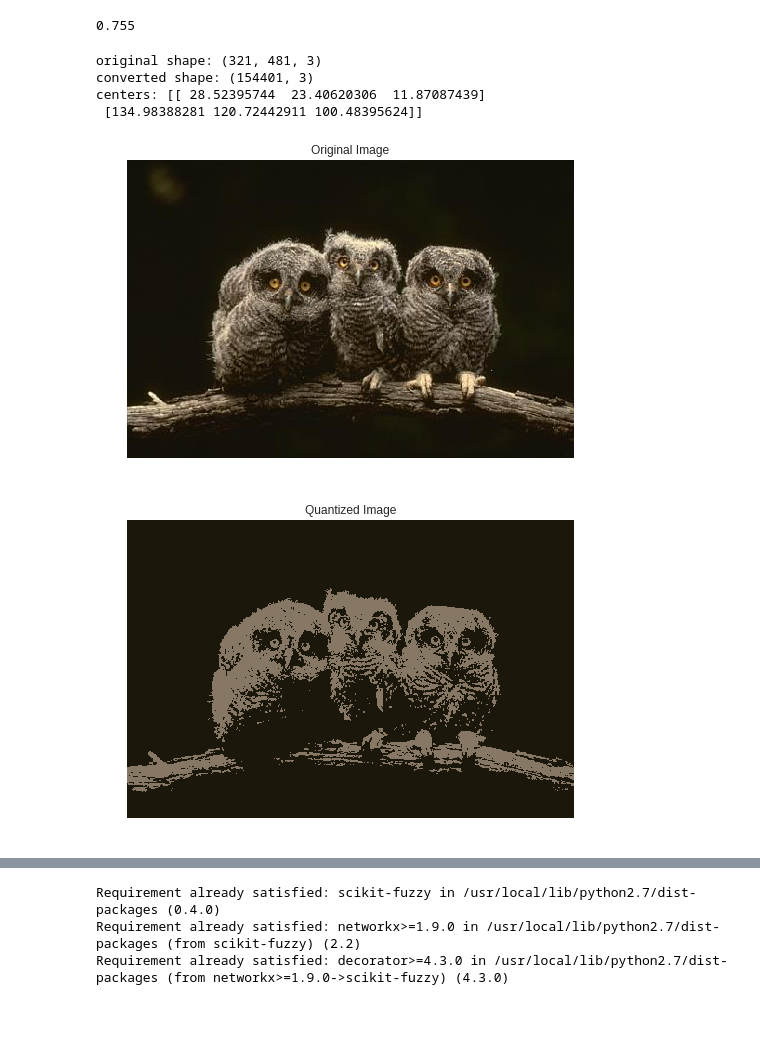
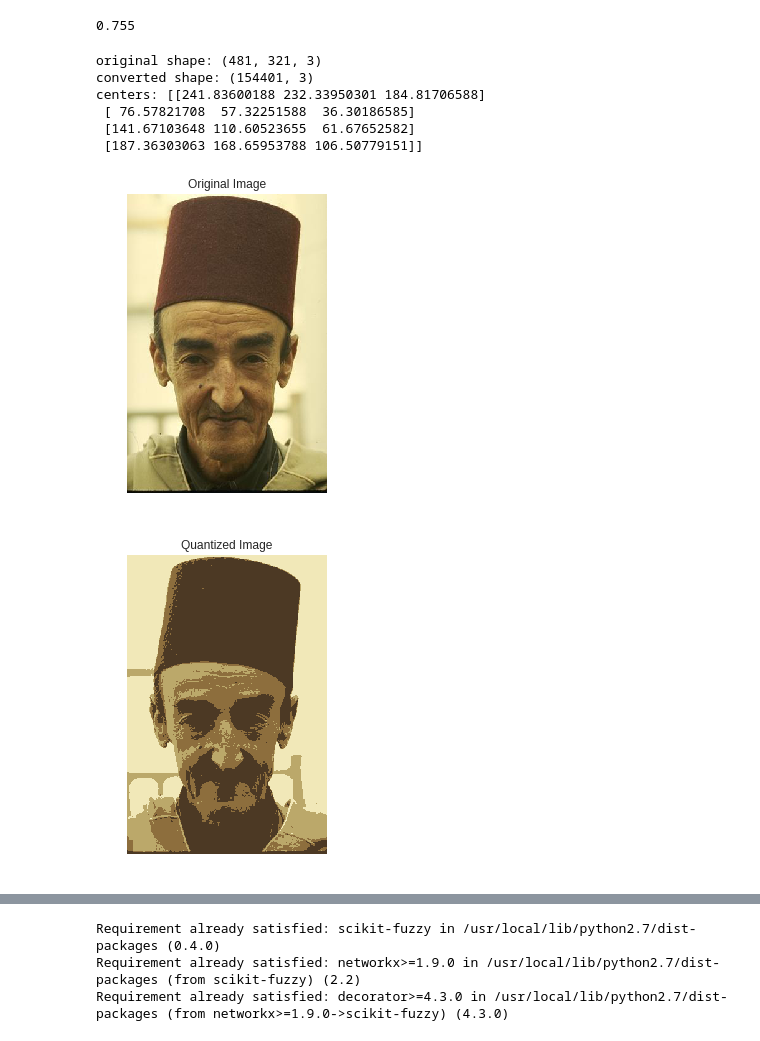
Before and after one commit to anr007/Image-Segmentation, a Jupyter notebook: Color_Quantization.ipynb, the cells around one changed output, grey strips where cells are left out. Drawn from its saved outputs; the diff is of its cells as text; code cells hidden in the pictures.

```diff
--- a/Color_Quantization.ipynb
+++ b/Color_Quantization.ipynb
@@ -279,13 +285,15 @@ def kmeans_seg(image_url, cluster_count, init_centers):
 
     return kmeans_seg_image, colors, labels
 # %%
-url = 'https://www2.eecs.berkeley.edu/Research/Projects/CS/vision/bsds/BSDS300/html/images/plain/normal/color/42044.jpg'
-clusters = 2
+url = 'https://www2.eecs.berkeley.edu/Research/Projects/CS/vision/bsds/BSDS300/html/images/plain/normal/color/189080.jpg'
+clusters = 4
 kmeans_seg_image,kmeans_centers,kmeans_labels = kmeans_seg(cluster_count=clusters,image_url=url,init_centers=None)
 # %% [output]
-original shape: (321, 481, 3)
+original shape: (481, 321, 3)
 converted shape: (154401, 3)
-centers: [[ 28.52395744  23.40620306  11.87087439]
- [134.98388281 120.72442911 100.48395624]]
+centers: [[241.83600188 232.33950301 184.81706588]
+ [ 76.57821708  57.32251588  36.30186585]
+ [141.67103648 110.60523655  61.67652582]
+ [187.36303063 168.65953788 106.50779151]]
-[figure, old version]
+[figure, new version]
-[figure, old version]
+[figure, new version]
```
Also changed, not shown: parts of 10 cells of this notebook.
